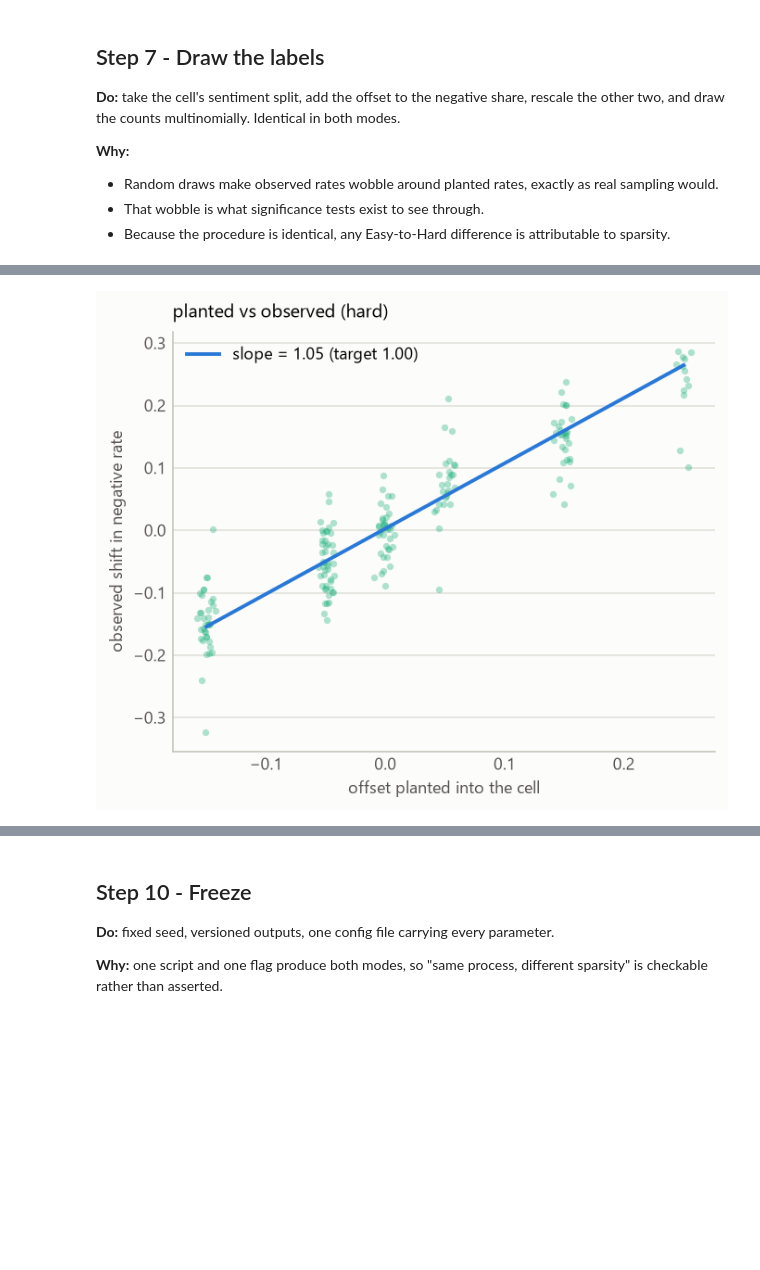
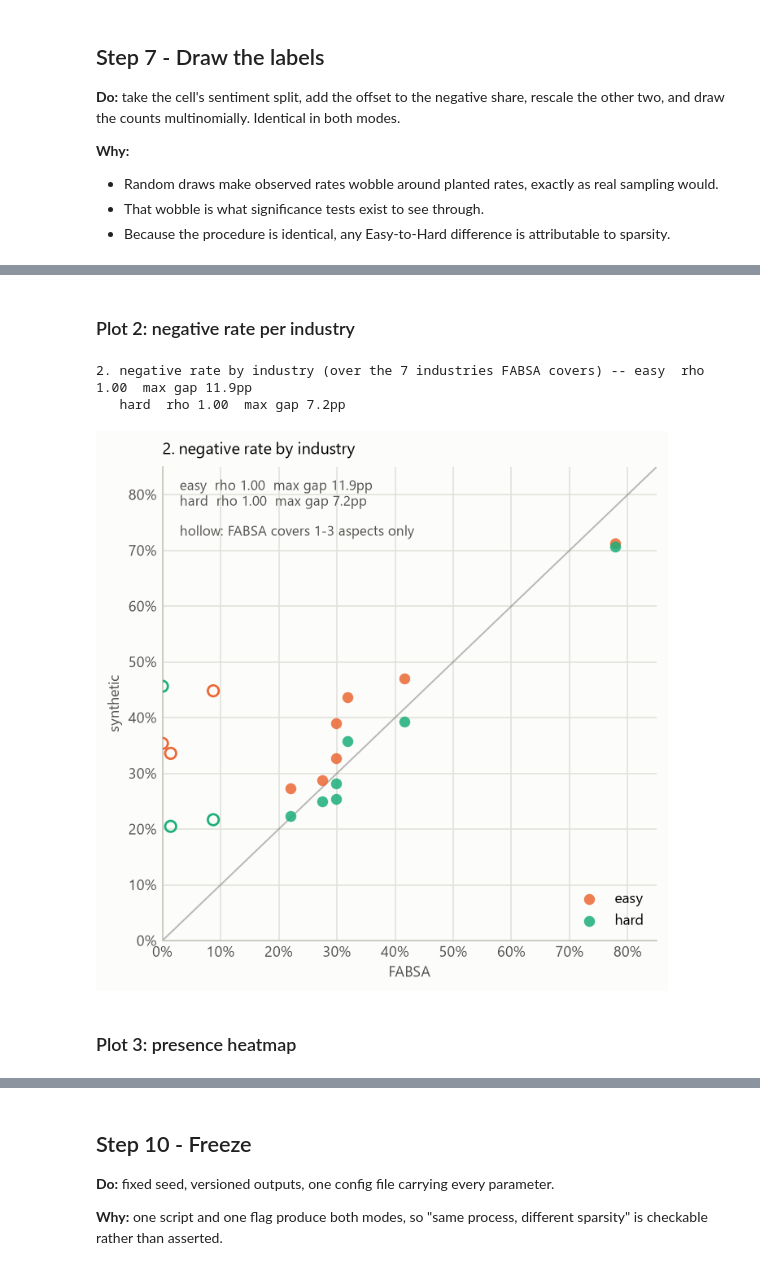
Before and after one commit to zhenyenchan/msc-cx-agent-bench, a Jupyter notebook: notebooks/data_generation_v2.ipynb, the cells around one changed output, grey strips where cells are left out. Cells and saved outputs as stored; diff of their text form; code cells hidden in the pictures; blank space fills up the shorter version.

Commit message:
fix and validate dataset generation

```diff
--- a/notebooks/data_generation_v2.ipynb
+++ b/notebooks/data_generation_v2.ipynb
@@ -297,6 +401,7 @@ two, and draw the counts multinomially. Identical in both modes.
 def build_cells(mode, seed=SEED):
     """One row per surviving cell: its size, what was planted in it, and what was drawn."""
     rng, rows = np.random.default_rng(seed), []
+    worst = BIGGEST_PROBLEM[mode]
     for industry, org, aspect in surviving_cells(mode, rng):
         split    = sentiment_split(industry, aspect)
         negative = PLANTED_RATE[org, aspect]
@@ -309,7 +414,8 @@ def build_cells(mode, seed=SEED):
                      "offset": OFFSET[org, aspect],
                      "industry_neg_rate": round(split["negative"], 4),
                      "planted_neg_rate": round(negative, 4),
-                     "is_biggest_problem": aspect == BIGGEST_PROBLEM[org],
+                     "is_biggest_problem": aspect == worst[org],
+                     "is_planted_null": planted_null(industry, org, aspect),
                      **{s: int(n) for s, n in zip(SENTIMENTS, drawn)}})
     cells = pd.DataFrame(rows)
     cells["observed_neg_rate"] = (cells.negative / cells.n_reviews).round(4)
@@ -404,4 +503,13 @@ def style(ax, axis="y", title=""):
     return ax
 
 
-LABELS, CELLS = DATASETS[PREVIEW]
+def shares(labels, column, order):
+    """What fraction of these reviews falls in each value of `column`, in `order`."""
+    return labels[column].value_counts(normalize=True).reindex(order).fillna(0)
+
+
+# The three series every figure below compares, in a fixed colour order.
+series       = [("FABSA", FABSA, REAL), ("easy", DATASETS["easy"][0], EASY),
+                ("hard", DATASETS["hard"][0], HARD)]
+aspect_order = shares(FABSA, "child_aspect", ASPECTS).sort_values().index.tolist()
+findings     = []          # one line per figure, written to validation_report.txt by plot 4
@@ -478,20 +550,46 @@ wrote ..\benchmark_outputs\v2\validation_report.txt
+# %% [markdown]
+### Plot 2: negative rate per industry
 # %%
-# recovery, drawn: does each cell move by as much as was planted into it?
-colour  = EASY if PREVIEW == "easy" else HARD          # colour follows the dataset
-scored  = CELLS[CELLS.over_min_reviews]
-shift   = scored.observed_neg_rate - scored.industry_neg_rate
-clipped = (scored.industry_neg_rate + scored.offset - scored.planted_neg_rate).abs() > 1e-6
-slope, intercept = np.polyfit(scored.offset[~clipped], shift[~clipped], 1)
+from scipy.stats import spearmanr
 
-fig, ax = plt.subplots(figsize=(5.4, 4.2))
-ax.scatter(scored.offset + np.random.default_rng(0).normal(0, .004, len(scored)), shift,
-           s=14, color=colour, alpha=.35, lw=0, zorder=3)
-edges = np.array([scored.offset.min(), scored.offset.max()])
-ax.plot(edges, slope * edges + intercept, color=REAL, lw=2, zorder=4,
-        label=f"slope = {slope:.2f} (target 1.00)")
-style(ax, title=f"planted vs observed ({PREVIEW})").legend(frameon=False, fontsize=9)
-ax.set_xlabel("offset planted into the cell", fontsize=9, color=INK)
-ax.set_ylabel("observed shift in negative rate", fontsize=9, color=INK)
-fig.savefig(FIG_DIR / f"recovery_{VERSION}_{PREVIEW}.png", bbox_inches="tight")
+def neg_rate(labels):
+    return labels.assign(neg=labels.sentiment.eq("negative")).groupby("industry").neg.mean()
+
+
+# FABSA records 1-3 aspects for three industries and labels them almost entirely neutral, so they
+# have no negative baseline to sit on. Drawn hollow and excluded from rho rather than dropped.
+SPARSE  = [i for i in INDUSTRIES if FABSA[FABSA.industry == i].child_aspect.nunique() < len(ASPECTS)]
+COVERED = [i for i in INDUSTRIES if i not in SPARSE]
+base    = neg_rate(FABSA).reindex(INDUSTRIES)
+
+fig, ax = plt.subplots(figsize=(5.6, 5.4))
+ax.plot([0, 0.85], [0, 0.85], color=INK, lw=1, alpha=.4, zorder=2)
+rhos = []
+for name, labels, colour in series[1:]:
+    got = neg_rate(labels).reindex(INDUSTRIES)
+    ax.scatter(base[COVERED], got[COVERED], s=48, color=colour, lw=0, alpha=.85, zorder=4,
+               label=name)
+    ax.scatter(base[SPARSE], got[SPARSE], s=48, facecolors="none", edgecolors=colour, lw=1.4,
+               zorder=4)
+    rhos.append(f"{name}  rho {spearmanr(base[COVERED], got[COVERED]).statistic:.2f}  "
+                f"max gap {(got[COVERED] - base[COVERED]).abs().max() * 100:.1f}pp")
+
+ax.text(0.035, 0.975, "\n".join(rhos + ["", "hollow: FABSA covers 1-3 aspects only"]),
+        transform=ax.transAxes, va="top", fontsize=8.5, color=INK)
+ax.set(xlim=(0, 0.85), ylim=(0, 0.85))
+ax.xaxis.set_major_formatter(PercentFormatter(1)); ax.yaxis.set_major_formatter(PercentFormatter(1))
+style(ax, axis="both", title="2. negative rate by industry").legend(frameon=False, fontsize=9,
+                                                                   loc="lower right")
+ax.set_xlabel("FABSA", fontsize=9, color=INK)
+ax.set_ylabel("synthetic", fontsize=9, color=INK)
+fig.savefig(FIG_DIR / f"p2_negative_by_industry_{VERSION}.png", bbox_inches="tight")
+
+findings.append(f"2. negative rate by industry (over the {len(COVERED)} industries FABSA covers) "
+                f"-- {' | '.join(rhos)}")
+print(findings[-1].replace(" | ", "\n   "))
 # %% [output]
+2. negative rate by industry (over the 7 industries FABSA covers) -- easy  rho 1.00  max gap 11.9pp
+   hard  rho 1.00  max gap 7.2pp
-[figure, old version]
+[figure, new version]
+# %% [markdown]
+### Plot 3: presence heatmap
```
Also changed, not shown: parts of 18 cells of this notebook, 8 other files.
